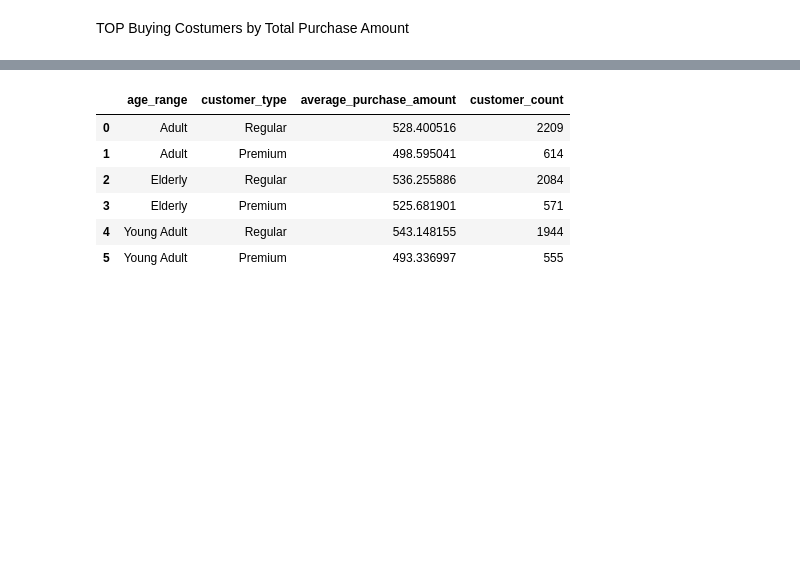
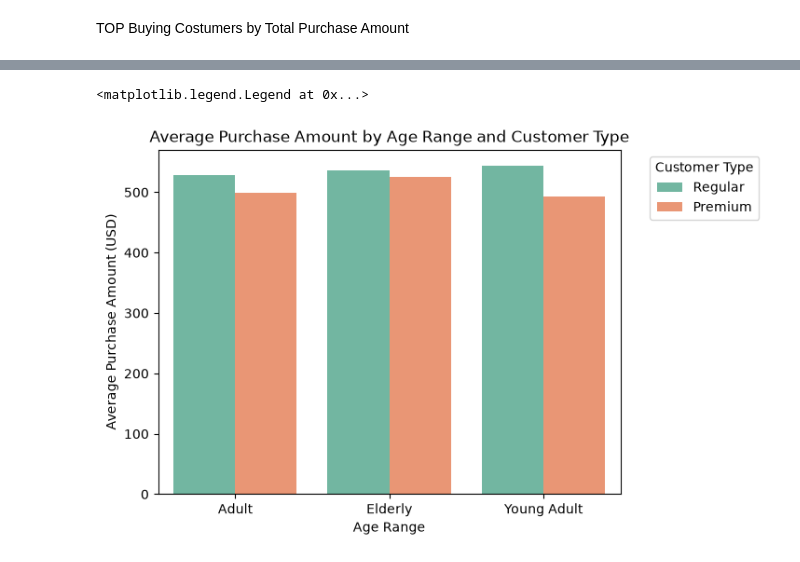
Before and after one commit to dmgg90/E-commerce-Studio, a Jupyter notebook: Analysis.ipynb, the cells around one changed output, grey strips where cells are left out. Drawn from its saved outputs; the diff is of its cells as text; code cells hidden in the pictures; blank space fills up the shorter version.

```diff
--- a/Analysis.ipynb
+++ b/Analysis.ipynb
@@ -154,12 +158,11 @@ premium_customers_df = pd.read_sql_query(sql_query, conn)
 
 conn.close()
 # %%
-premium_customers_df.head(10)
+sns.barplot(data=premium_customers_df, x='age_range', y='average_purchase_amount', hue='customer_type',palette='Set2')
+plt.title('Average Purchase Amount by Age Range and Customer Type')
+plt.xlabel('Age Range')
+plt.ylabel('Average Purchase Amount (USD)')
+plt.legend(title='Customer Type', bbox_to_anchor=(1.05, 1), loc='upper left')
 # %% [output]
-|  | age_range | customer_type | average_purchase_amount | customer_count |
-| 0 | Adult | Regular | 528.400516 | 2209 |
-| 1 | Adult | Premium | 498.595041 | 614 |
-| 2 | Elderly | Regular | 536.255886 | 2084 |
-| 3 | Elderly | Premium | 525.681901 | 571 |
-| 4 | Young Adult | Regular | 543.148155 | 1944 |
-| 5 | Young Adult | Premium | 493.336997 | 555 |
+<matplotlib.legend.Legend at 0x...>
+[figure, added]
```
Also changed, not shown: parts of 16 cells of this notebook.
